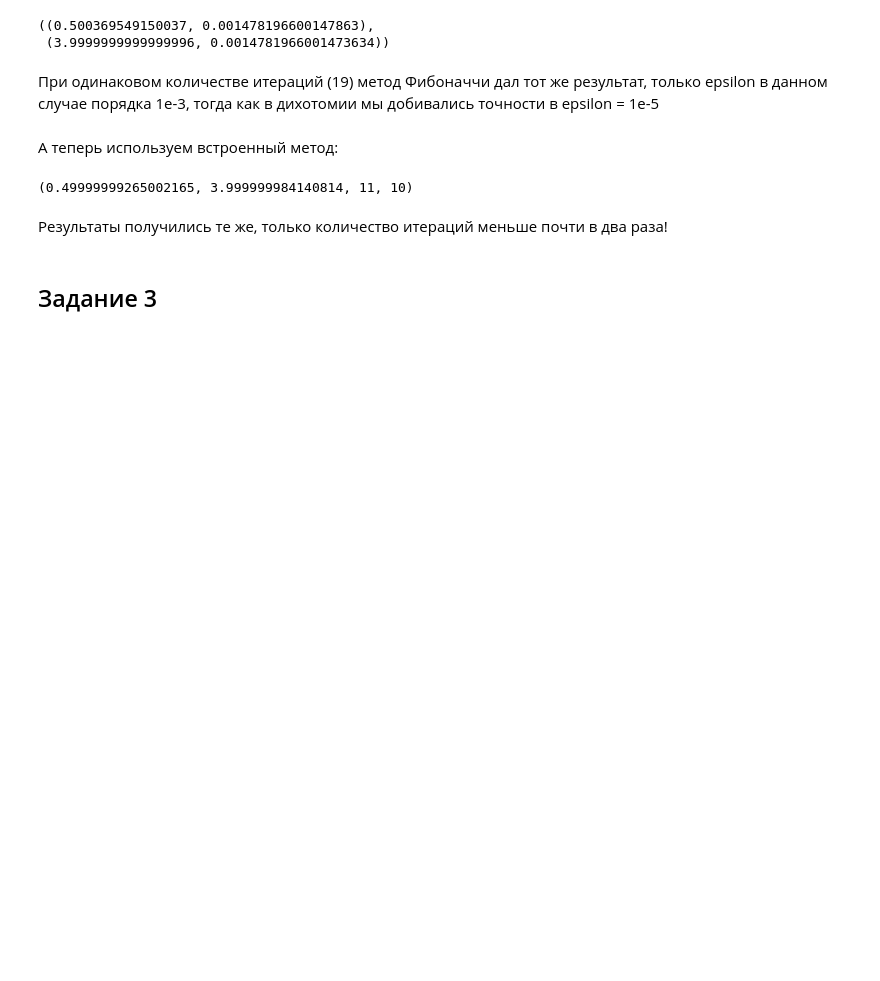
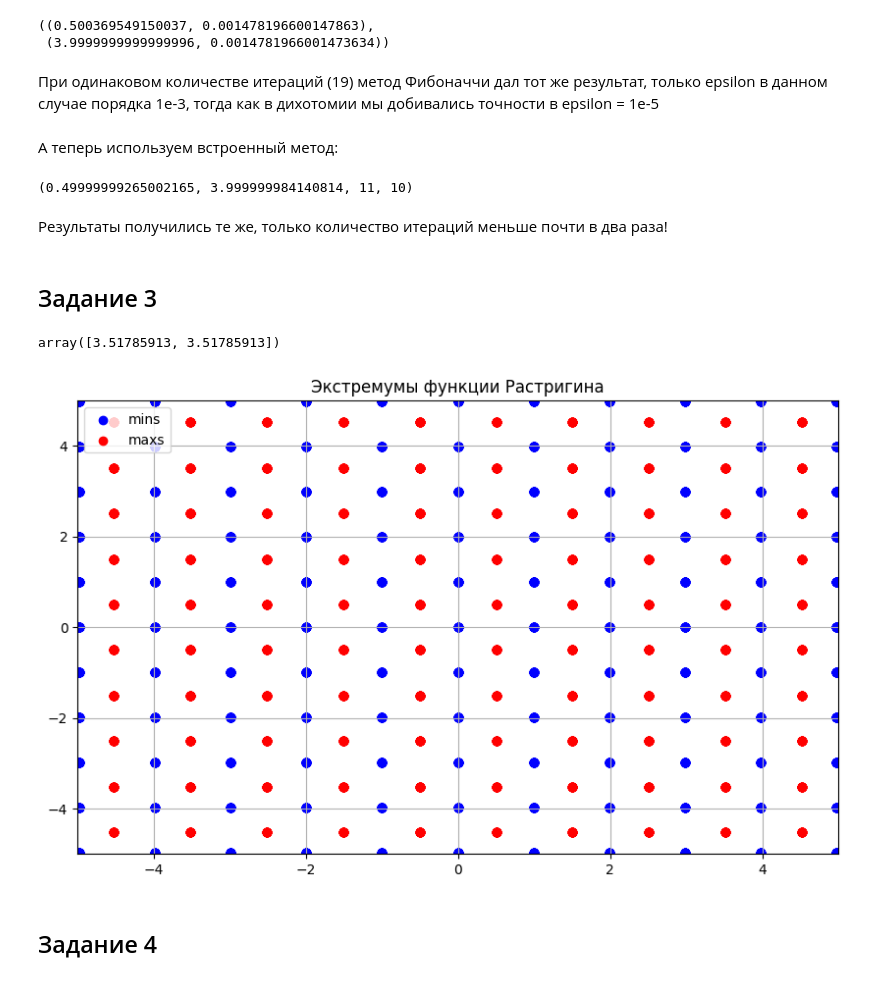
Before and after one commit to OhNoMyRook/Calculus, a Jupyter notebook: hw-6(code).ipynb, the cells around one changed output. Drawn from its saved outputs; the diff is of its cells as text; code cells hidden in the pictures; blank space fills up the shorter version.

```diff
--- a/hw-6(code).ipynb
+++ b/hw-6(code).ipynb
@@ -189,0 +192,38 @@ x_scipy, t_scipy, counts_x, counts_t
+# %%
+def rasrtigin(array):
+    return 20+array[0]**2+array[1]**2-10*np.cos(2*np.pi*array[0])-10*np.cos(2*np.pi*array[1])
+def neg_rastrigin(array):
+    return rasrtigin(array)*(-1)
+# %%
+minimize(neg_rastrigin, [3, 3]).x
+# %% [output]
+array([3.51785913, 3.51785913])
+# %%
+x = np.linspace(-5, 5, 50)
+y = np.linspace(-5, 5, 50)
+x_min = []
+y_min = []
+x_max = []
+y_max = []
+for i in x:
+    for j in y:
+        pos_point = minimize(rasrtigin, [i, j])
+        x_min.append(pos_point.x[0])
+        y_min.append(pos_point.x[1])
+        neg_point = minimize(neg_rastrigin, [i, j])
+        x_max.append(neg_point.x[0])
+        y_max.append(neg_point.x[1])
+# %%
+plt.figure(figsize=(10,6))
+plt.scatter(x_min, y_min, label = 'mins', color = 'blue')
+plt.scatter(x_max, y_max, label = 'maxs', color = 'red')
+plt.xlim(-5, 5)
+plt.ylim(-5, 5)
+plt.title('Экстремумы функции Растригина')
+plt.legend(loc = 'upper left')
+plt.grid(True)
+plt.show()
+# %% [output]
+[figure, added]
+# %% [markdown]
+## Задание 4
```
Also changed, not shown: parts of 4 cells of this notebook, 1 other file.
